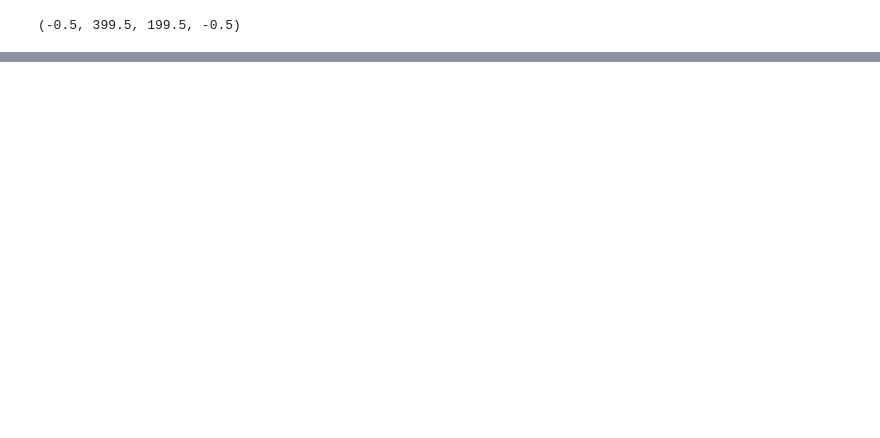
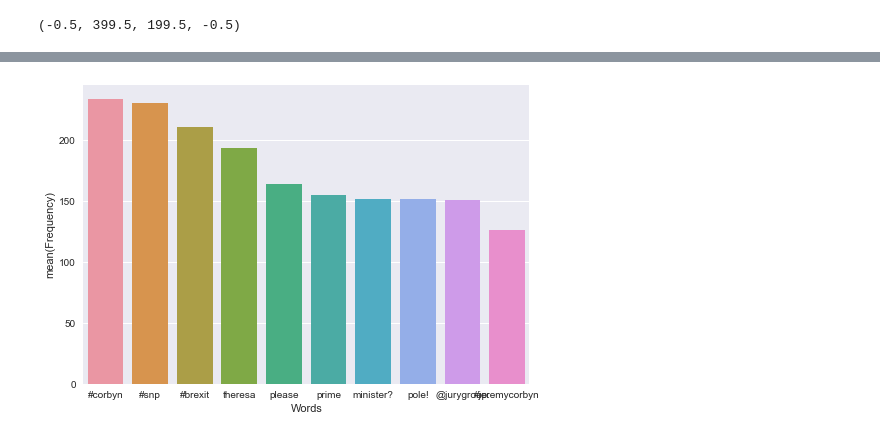
Before and after one commit to schiaffinojavi/twitter-data-politics, a Jupyter notebook: Proyect - Twitter Data Science.ipynb, the cells around one changed output, grey strips where cells are left out. Cells and saved outputs as stored; diff of their text form; code cells hidden in the pictures; blank space fills up the shorter version.

```diff
--- a/Proyect - Twitter Data Science.ipynb
+++ b/Proyect - Twitter Data Science.ipynb
@@ -307,0 +312,4 @@ Counter({'#labour': 1687, '#corbyn': 256, 'election': 162, '#jc4pm': 139, '@mike
+# %%
+labour_10 = counter_labour.most_common(10)
+
+labour_10
@@ -451,0 +564,7 @@ plt.show()
+# %%
+
+labour_10_df = pd.DataFrame(labour_10)
+
+labour_10_df.rename(columns={0 : 'Words'}, inplace=True)
+labour_10_df.rename(columns={1 : 'Frequency'}, inplace=True)
+labour_10_df
@@ -451,0 +603,7 @@ plt.show()
+# %%
+
+my_plot1 =sns.barplot(x='Words', y='Frequency', data=labour_10_df)
+my_plot1.get_figure().savefig('tory1.png', dpi=200)
+sns.plt.show()
+# %% [output]
+[figure, added]
```
Also changed, not shown: parts of 55 cells of this notebook, 1 other file.
